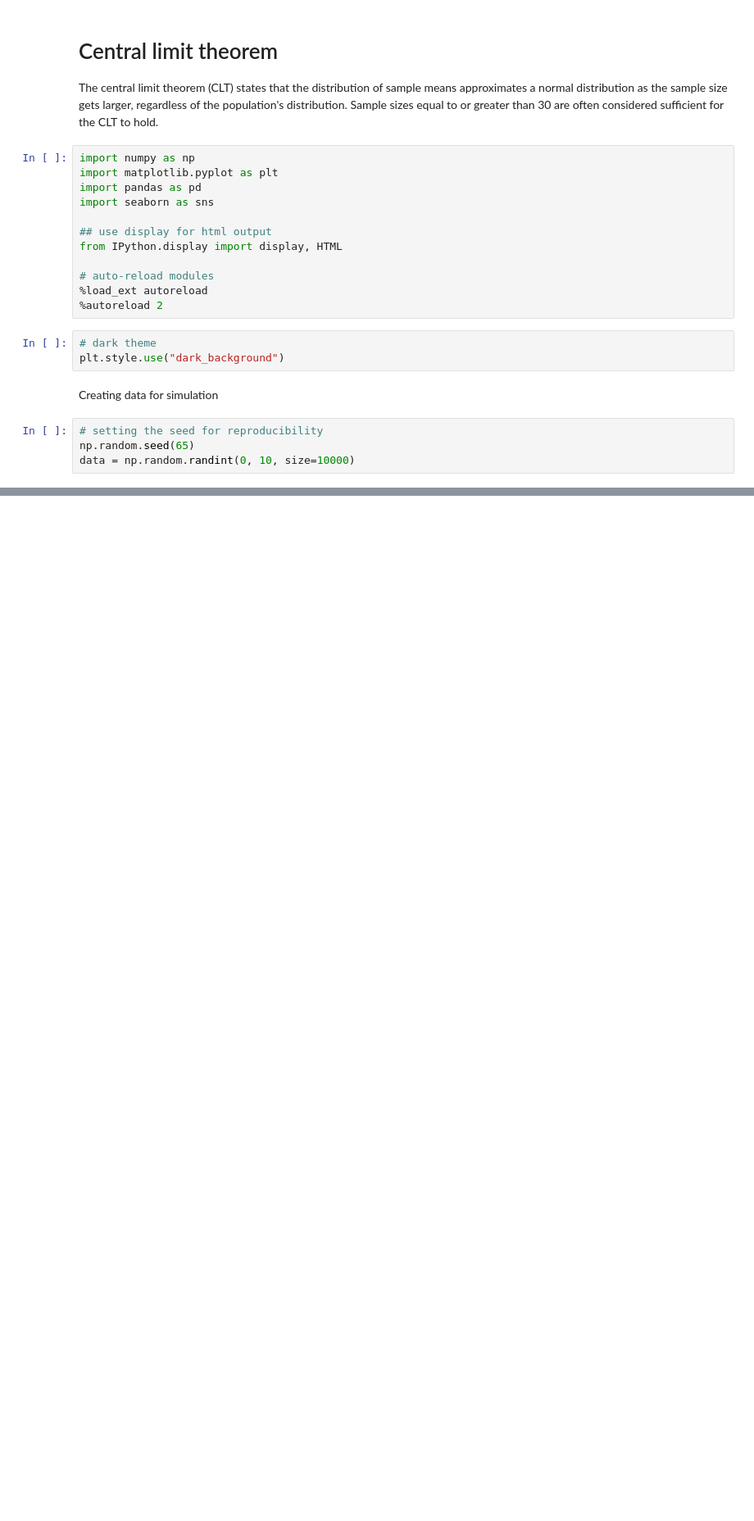
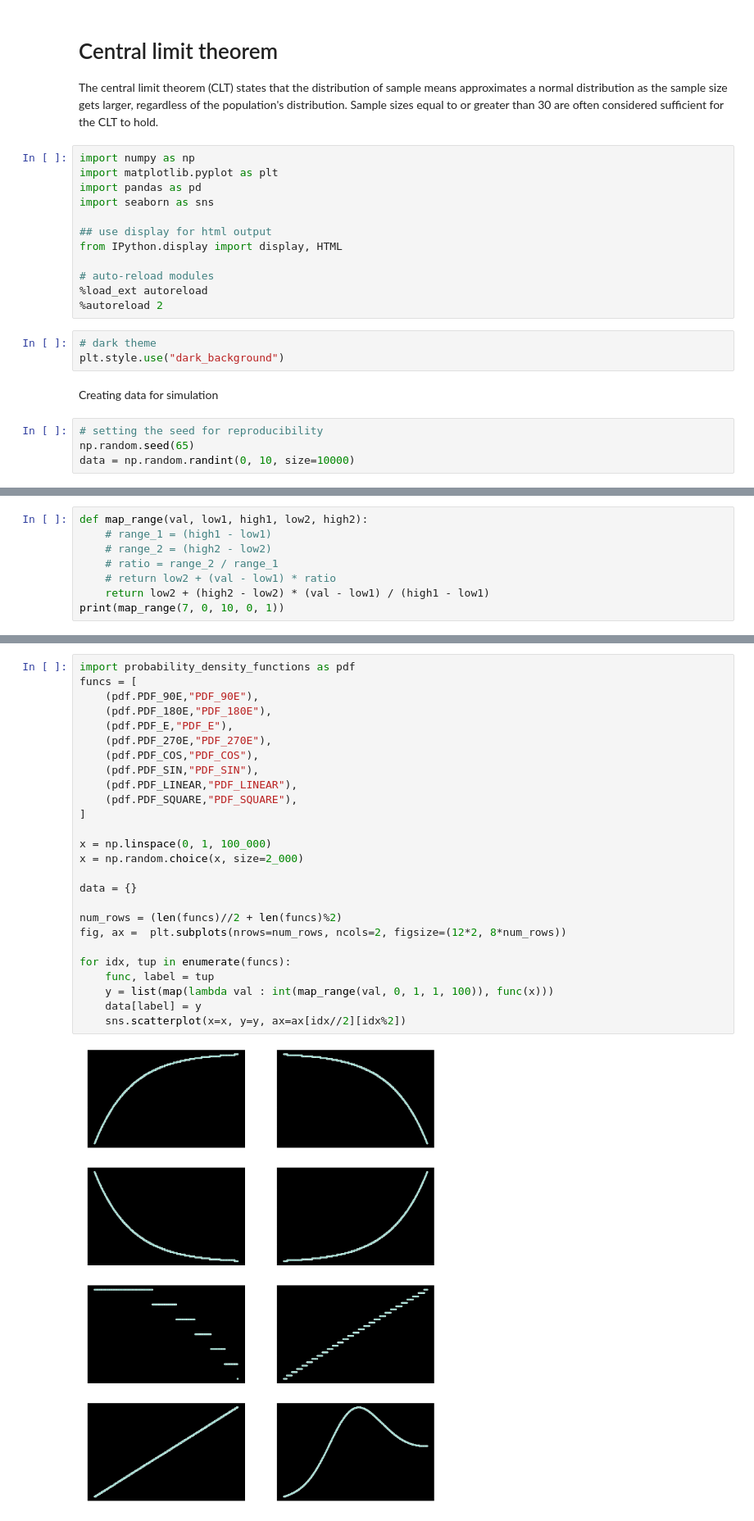
Before and after one commit to Sarath191181208/ML-AI-DataScience, a Jupyter notebook: Statistics/central_limit_theorem.ipynb, the cells around one changed output, grey strips where cells are left out. Shown at 82% size. Drawn from its saved outputs; the diff is of its cells as text; blank space fills up the shorter version.

```diff
--- a/Statistics/central_limit_theorem.ipynb
+++ b/Statistics/central_limit_theorem.ipynb
@@ -29,0 +25,8 @@ sns.countplot(x=data)
+# %%
+def map_range(val, low1, high1, low2, high2):
+    # range_1 = (high1 - low1)
+    # range_2 = (high2 - low2)
+    # ratio = range_2 / range_1
+    # return low2 + (val - low1) * ratio
+    return low2 + (high2 - low2) * (val - low1) / (high1 - low1)
+print(map_range(7, 0, 10, 0, 1))
@@ -29,0 +35,28 @@ sns.countplot(x=data)
+# %%
+import probability_density_functions as pdf
+funcs = [
+    (pdf.PDF_90E,"PDF_90E"),
+    (pdf.PDF_180E,"PDF_180E"),
+    (pdf.PDF_E,"PDF_E"),
+    (pdf.PDF_270E,"PDF_270E"),
+    (pdf.PDF_COS,"PDF_COS"),
+    (pdf.PDF_SIN,"PDF_SIN"),
+    (pdf.PDF_LINEAR,"PDF_LINEAR"),
+    (pdf.PDF_SQUARE,"PDF_SQUARE"),
+]
+
+x = np.linspace(0, 1, 100_000)
+x = np.random.choice(x, size=2_000)
+
+data = {}
+
+num_rows = (len(funcs)//2 + len(funcs)%2)
+fig, ax =  plt.subplots(nrows=num_rows, ncols=2, figsize=(12*2, 8*num_rows))
+
+for idx, tup in enumerate(funcs):
+    func, label = tup
+    y = list(map(lambda val : int(map_range(val, 0, 1, 1, 100)), func(x)))
+    data[label] = y
+    sns.scatterplot(x=x, y=y, ax=ax[idx//2][idx%2])
+# %% [output]
+[figure, added]
```
Also changed, not shown: parts of 8 cells of this notebook, 1 other file.
